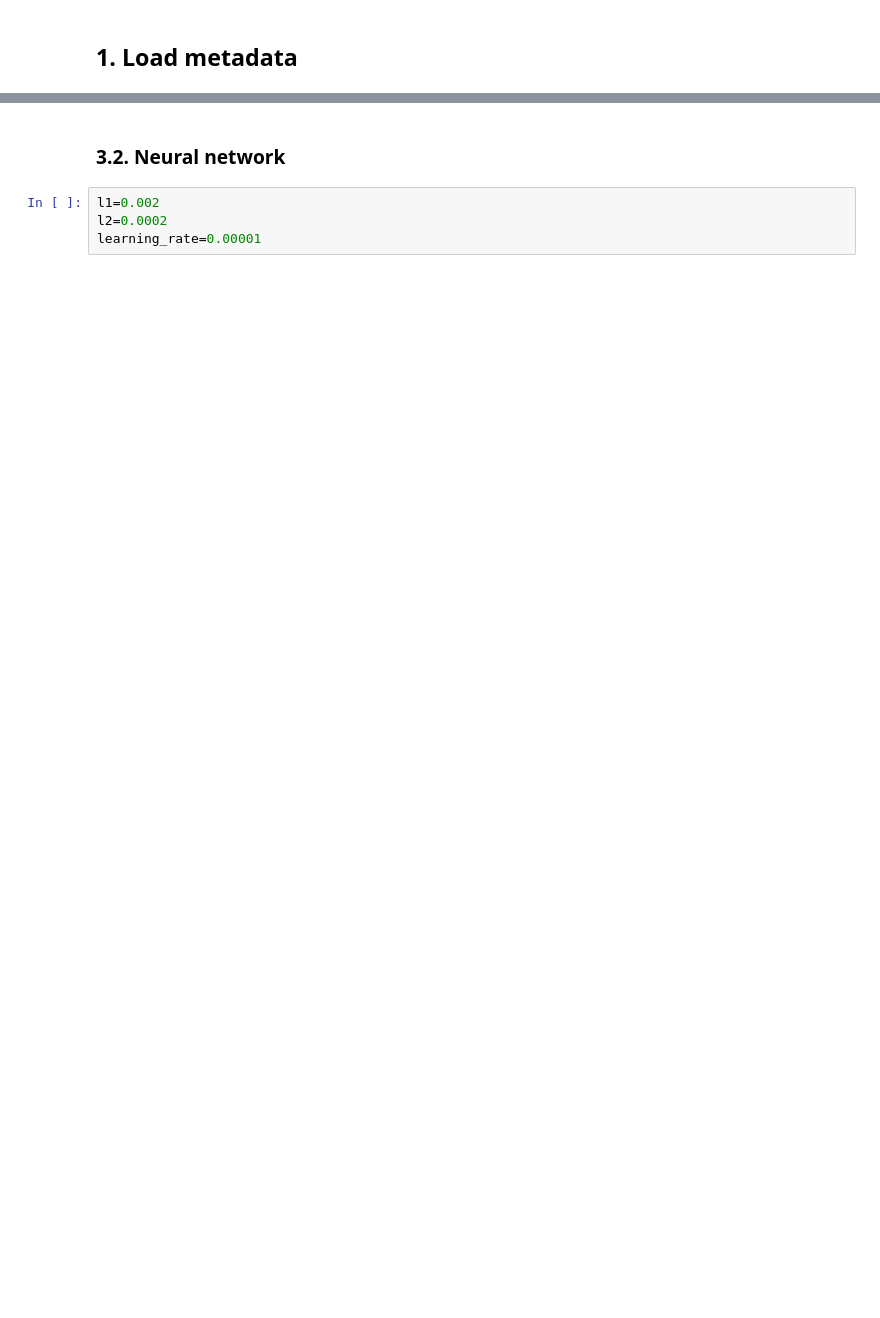
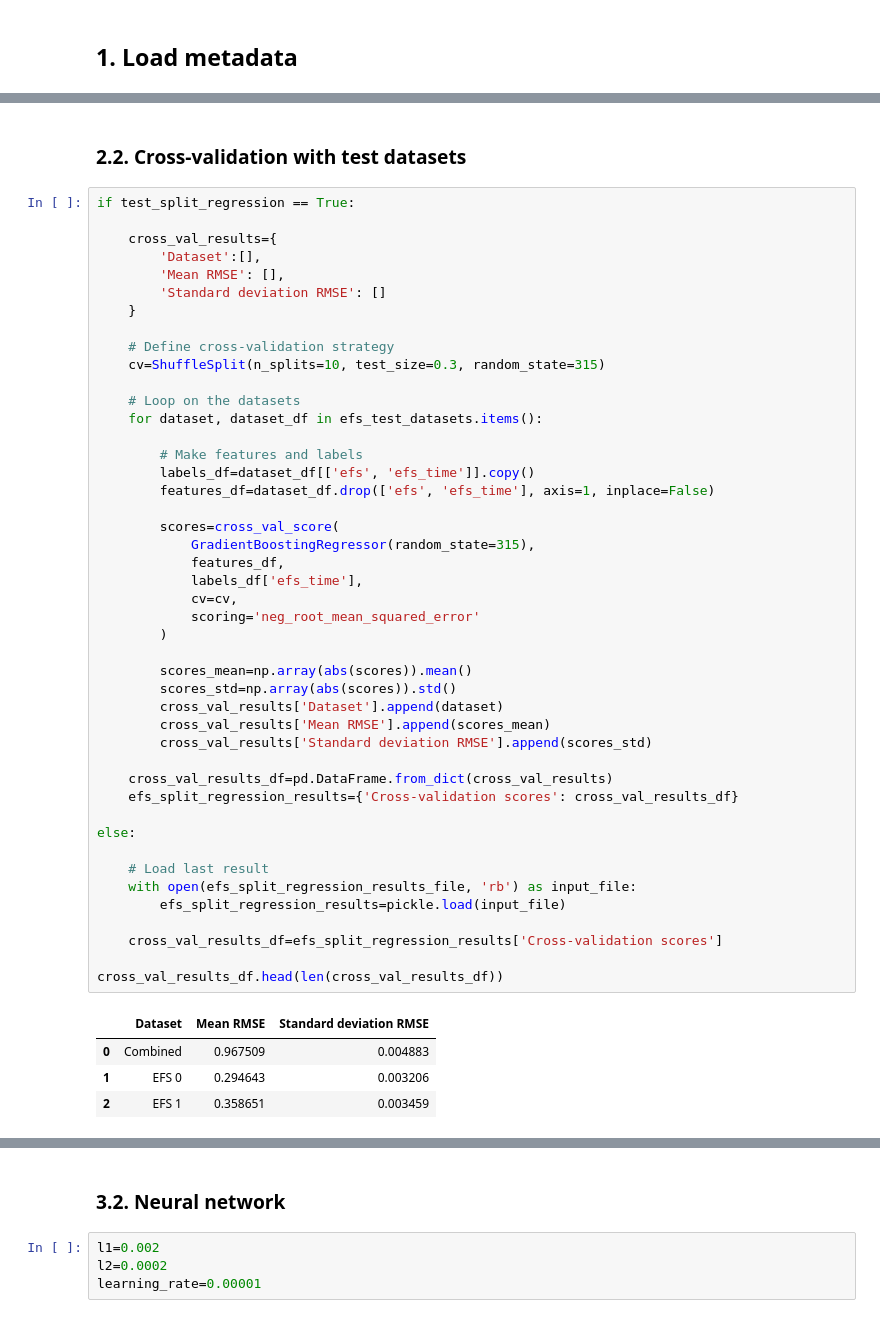
Before and after one commit to gperdrizet/HSCT_survival, a Jupyter notebook: notebooks/02.2-feature_engineering_clustering.ipynb, the cells around one changed output, grey strips where cells are left out. Cells and saved outputs as stored; diff of their text form; blank space fills up the shorter version.

```diff
--- a/notebooks/02.2-feature_engineering_clustering.ipynb
+++ b/notebooks/02.2-feature_engineering_clustering.ipynb
@@ -63,0 +110,52 @@ Labels:
+# %% [markdown]
+### 2.2. Cross-validation with test datasets
+# %%
+if test_split_regression == True:
+
+    cross_val_results={
+        'Dataset':[],
+        'Mean RMSE': [],
+        'Standard deviation RMSE': []
+    }
+
+    # Define cross-validation strategy
+    cv=ShuffleSplit(n_splits=10, test_size=0.3, random_state=315)
+
+    # Loop on the datasets
+    for dataset, dataset_df in efs_test_datasets.items():
+
+        # Make features and labels
+        labels_df=dataset_df[['efs', 'efs_time']].copy()
+        features_df=dataset_df.drop(['efs', 'efs_time'], axis=1, inplace=False)
+
+        scores=cross_val_score(
+            GradientBoostingRegressor(random_state=315),
+            features_df,
+            labels_df['efs_time'],
+            cv=cv,
+            scoring='neg_root_mean_squared_error'
+        )
+
+        scores_mean=np.array(abs(scores)).mean()
+        scores_std=np.array(abs(scores)).std()
+        cross_val_results['Dataset'].append(dataset)
+        cross_val_results['Mean RMSE'].append(scores_mean)
+        cross_val_results['Standard deviation RMSE'].append(scores_std)
+
+    cross_val_results_df=pd.DataFrame.from_dict(cross_val_results)
+    efs_split_regression_results={'Cross-validation scores': cross_val_results_df}
+
+else:
+
+    # Load last result
+    with open(efs_split_regression_results_file, 'rb') as input_file:
+        efs_split_regression_results=pickle.load(input_file)
+
+    cross_val_results_df=efs_split_regression_results['Cross-validation scores']
+
+cross_val_results_df.head(len(cross_val_results_df))
+# %% [output]
+|  | Dataset | Mean RMSE | Standard deviation RMSE |
+| 0 | Combined | 0.967509 | 0.004883 |
+| 1 | EFS 0 | 0.294643 | 0.003206 |
+| 2 | EFS 1 | 0.358651 | 0.003459 |
```
Also changed, not shown: parts of 20 cells of this notebook.
